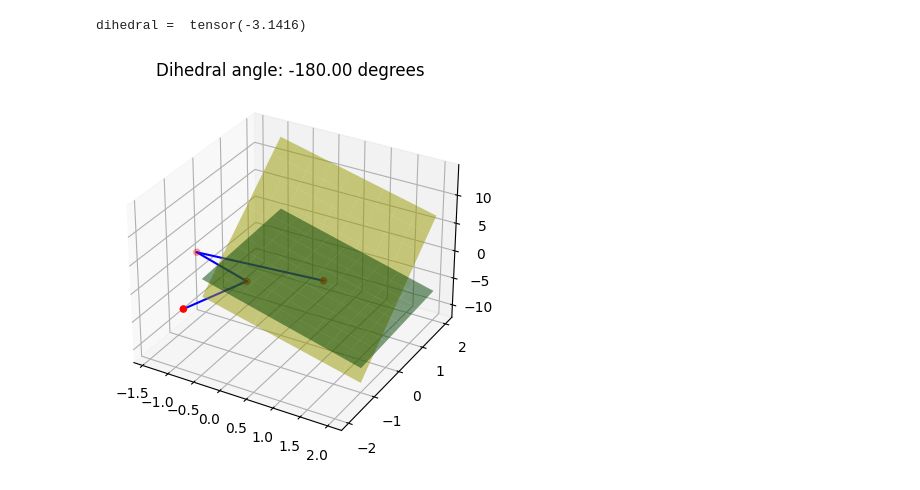
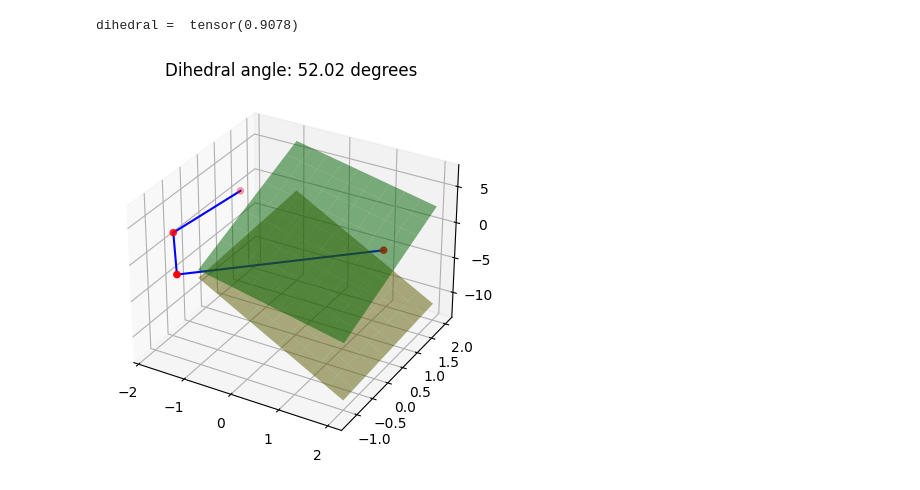
Before and after one commit to buttercutter/protein_geometry, a Jupyter notebook: dihedrals.ipynb, the cells around one changed output. Drawn from its saved outputs; the diff is of its cells as text; code cells hidden in the pictures.

```diff
--- a/dihedrals.ipynb
+++ b/dihedrals.ipynb
@@ -77,24 +77,29 @@ points =  tensor([[-0.8220, -1.9762, -1.3707],
 # %%
 # https://github.com/A4Bio/PiFold/blob/f111d66ed4c184b9614ed670da26469dcc35e588/utils/simdesign_utils.py#L36
+# https://en.wikipedia.org/wiki/Dihedral_angle#In_polymer_physics
 
-def _dihedrals(u_0, u_1, u1u2_cross):
+def _dihedrals(points):
+
+    u_1 = points[1] - points[0]
+    u_2 = points[2] - points[1]
+    u_3 = points[3] - points[2]
+
+    u1u2_cross = th.cross(u_1, u_2)
+    u2u3_cross = th.cross(u_2, u_3)
+
     return th.atan2(
-        (th.norm(u_0, dim=-1, keepdim=True) * u_1 * u1u2_cross).sum(-1),
-        (th.cross(u_0, u_1, dim=-1) * u1u2_cross).sum(-1),
+        (u_2 * th.cross(u1u2_cross, u2u3_cross)).sum(-1),
+        (th.norm(u_2, dim=-1, keepdim=True) * u1u2_cross * u2u3_cross).sum(-1)
     )
 
-u_0 = points[1] - points[0]
-u_1 = points[2] - points[1]
-u1u2_cross = th.cross(u_1, points[3] - points[2])
-
-dihedral = _dihedrals(u_0, u_1, u1u2_cross)
+dihedral = _dihedrals(points)
 
 print("dihedral = ", dihedral)
 
 plot_planes_and_dihedral(points, dihedral)
 # %% [output]
-dihedral =  tensor(-3.1416)
+dihedral =  tensor(0.9078)
-[figure, old version]
+[figure, new version]
 # %%
 # https://github.com/microsoft/protein-sequence-models/blob/0eecb6e22dd20229e5fe718878c9aab379fbb795/sequence_models/pdb_utils.py#L9
 
```
Also changed, not shown: parts of 2 cells of this notebook.
